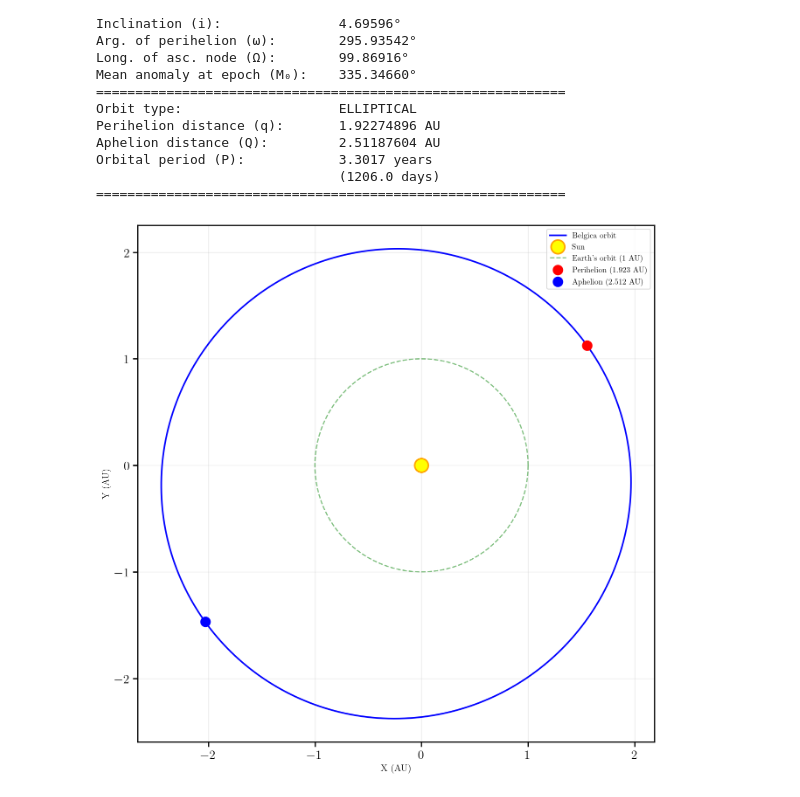
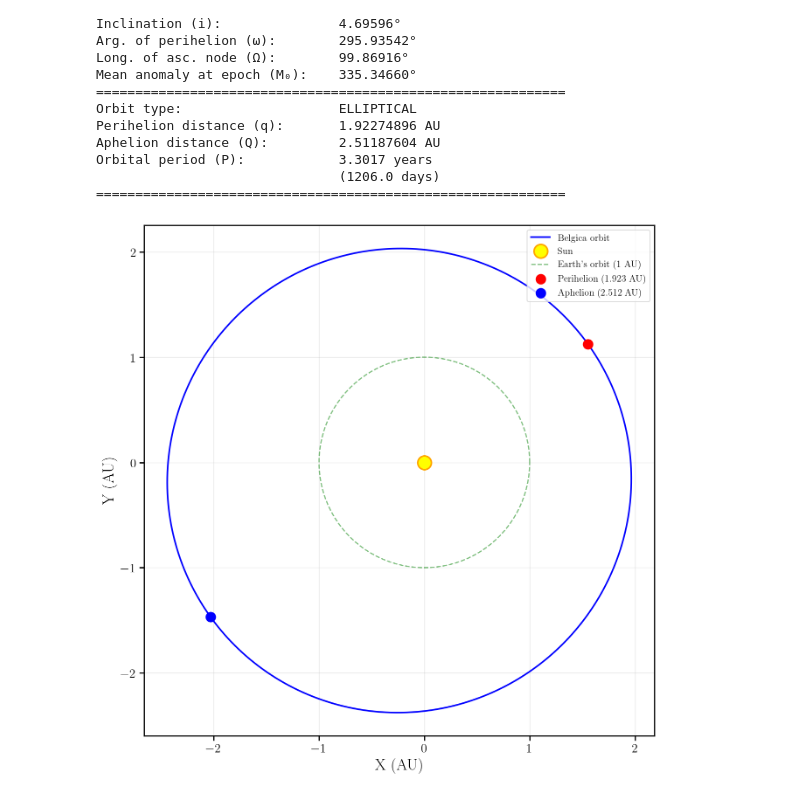
Before and after one commit to matyldarejus/TGP_Asteroids2_2025, a Jupyter notebook: Astrometry/astrometry_main.ipynb, the cells around one changed output. Drawn from its saved outputs; the diff is of its cells as text; code cells hidden in the pictures.

Commit message:
Imrpoved the graphs

```diff
--- a/Astrometry/astrometry_main.ipynb
+++ b/Astrometry/astrometry_main.ipynb
@@ -311,34 +311,34 @@ ax.scatter([0], [0], color='yellow', s=300, marker='o',
            edgecolors='orange', linewidths=2, label='Sun', zorder=5)
 # Earth
 theta_earth = np.linspace(0, 2*np.pi, 100)
 x_earth = np.cos(theta_earth)
 y_earth = np.sin(theta_earth)
 ax.plot(x_earth, y_earth, 'g--', alpha=0.5, linewidth=1.5, label="Earth's orbit (1 AU)")
 
 # Plot perihelion and aphelion
 q = a * (1 - e)
 Q = a * (1 + e)
 
 x_peri, y_peri, z_peri = rotate_orbit(np.array([q]), np.array([0]),
                                        np.array([0]), omega, i, Omega)
 ax.scatter(x_peri, y_peri, color='red', s=150,
            marker='o', label=f'Perihelion ({q:.3f} AU)', zorder=5)
 
 x_aph, y_aph, z_aph = rotate_orbit(np.array([-Q]), np.array([0]),
                                     np.array([0]), omega, i, Omega)
 ax.scatter(x_aph, y_aph, color='blue', s=150,
            marker='o', label=f'Aphelion ({Q:.3f} AU)', zorder=5)
 
 # Labels and formatting
-ax.set_xlabel('X (AU)', fontsize=12)
-ax.set_ylabel('Y (AU)', fontsize=12)
+ax.set_xlabel('X (AU)')
+ax.set_ylabel('Y (AU)')
 #ax.set_title('Orbit of Asteroid Belgica (2D view from ecliptic north pole)',
 #fontsize=14, fontweight='bold')
-ax.legend(fontsize=10, loc='upper right')
+ax.legend(loc='upper right', fontsize=12)
 ax.grid(True, alpha=0.3)
 ax.set_aspect('equal')
 
 plt.tight_layout()
 plt.show()
 # %% [output]
-[figure, old version]
+[figure, new version]
```
